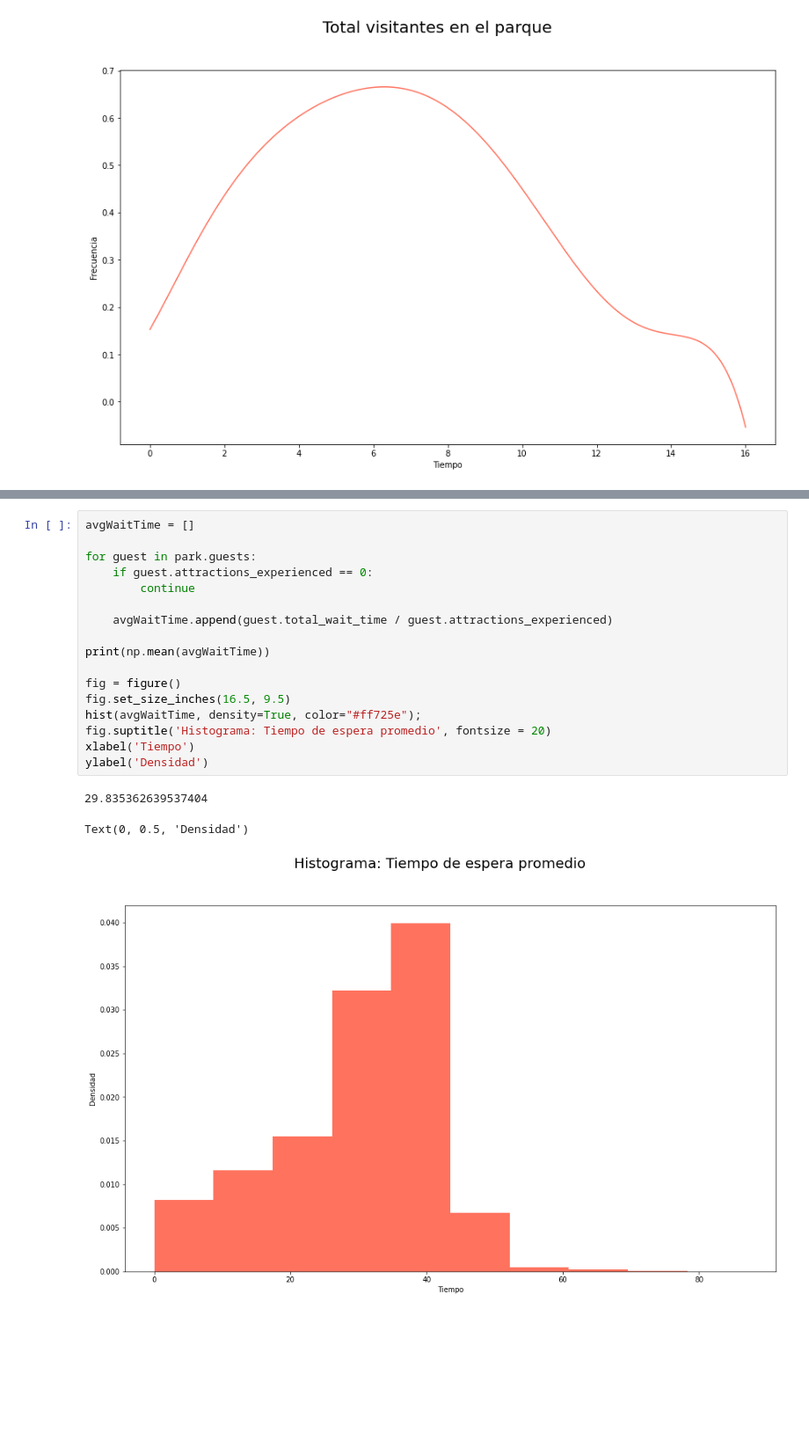
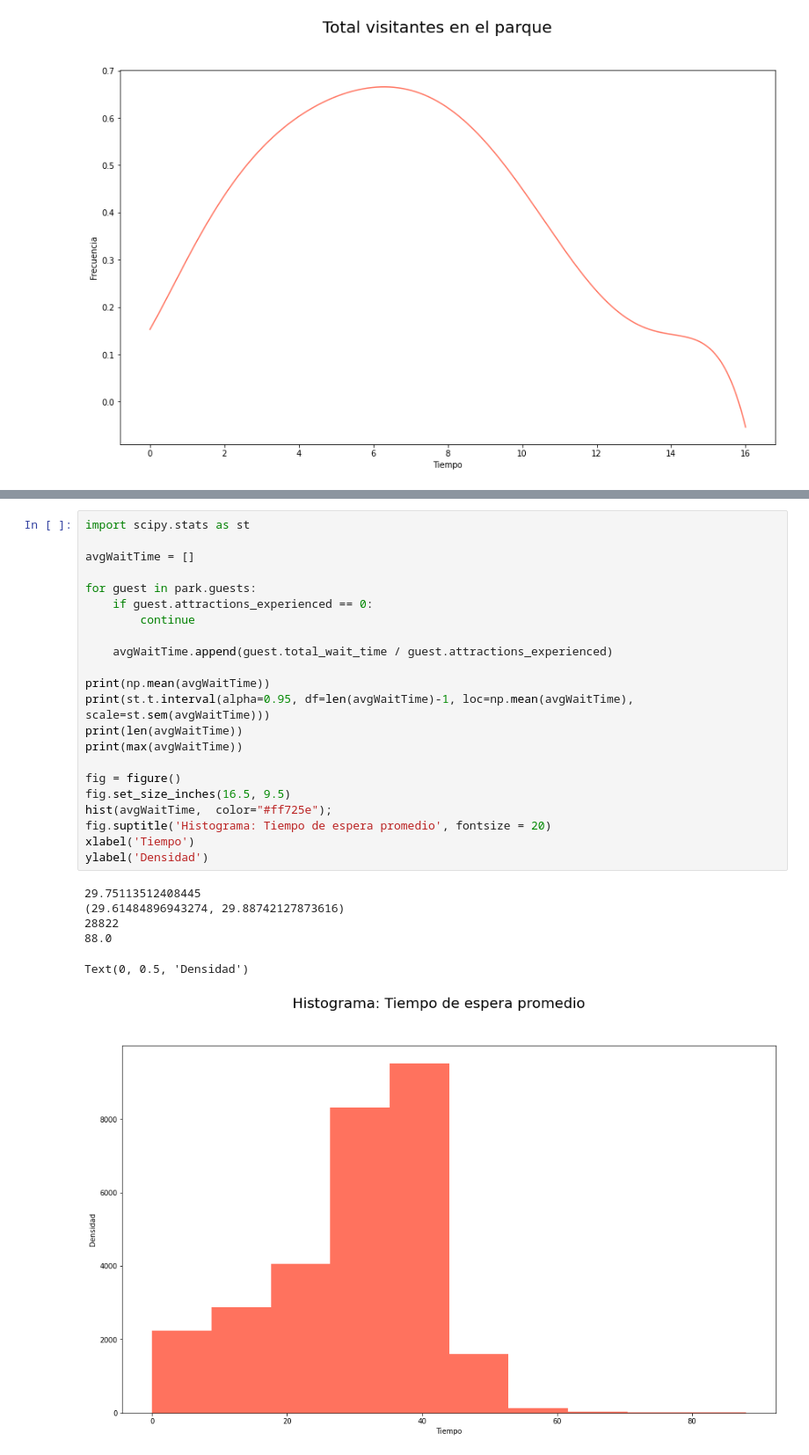
Before and after one commit to MrDahaniel/SimuPark, a Jupyter notebook: ParqueFakeTimes.ipynb, the cells around one changed output, grey strips where cells are left out. Shown at 88% size. Drawn from its saved outputs; the diff is of its cells as text; blank space fills up the shorter version.

```diff
--- a/ParqueFakeTimes.ipynb
+++ b/ParqueFakeTimes.ipynb
@@ -129,24 +170,32 @@ Atracciones experimentadas desviación estandar: 3.123533981316826
 # %%
+import scipy.stats as st
+
 avgWaitTime = []
 
 for guest in park.guests:
     if guest.attractions_experienced == 0:
         continue
 
     avgWaitTime.append(guest.total_wait_time / guest.attractions_experienced)
 
 print(np.mean(avgWaitTime))
+print(st.t.interval(alpha=0.95, df=len(avgWaitTime)-1, loc=np.mean(avgWaitTime), scale=st.sem(avgWaitTime)))
+print(len(avgWaitTime))
+print(max(avgWaitTime))
 
 fig = figure()
 fig.set_size_inches(16.5, 9.5)
-hist(avgWaitTime, density=True, color="#ff725e");
+hist(avgWaitTime,  color="#ff725e");
 fig.suptitle('Histograma: Tiempo de espera promedio', fontsize = 20)
 xlabel('Tiempo')
 ylabel('Densidad')
 # %% [output]
-29.835362639537404
+29.75113512408445
+(29.61484896943274, 29.88742127873616)
+28822
+88.0
 Text(0, 0.5, 'Densidad')
-[figure, old version]
+[figure, new version]
 # %%
 attr_wait_time = [[attr.name, attr.queue.top_wait_time] for attr in park.attractions]
 attr_df = pd.DataFrame(attr_wait_time, columns=["Name", "MaximunWaitTime"])
```
Also changed, not shown: parts of 9 cells of this notebook, 7 other files.
